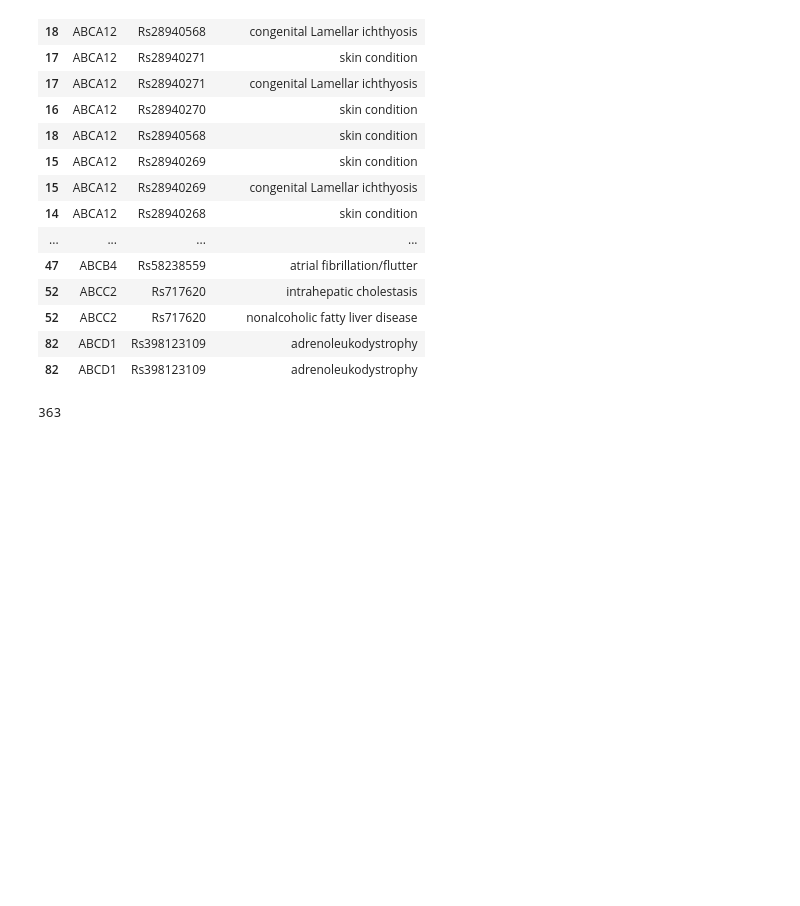
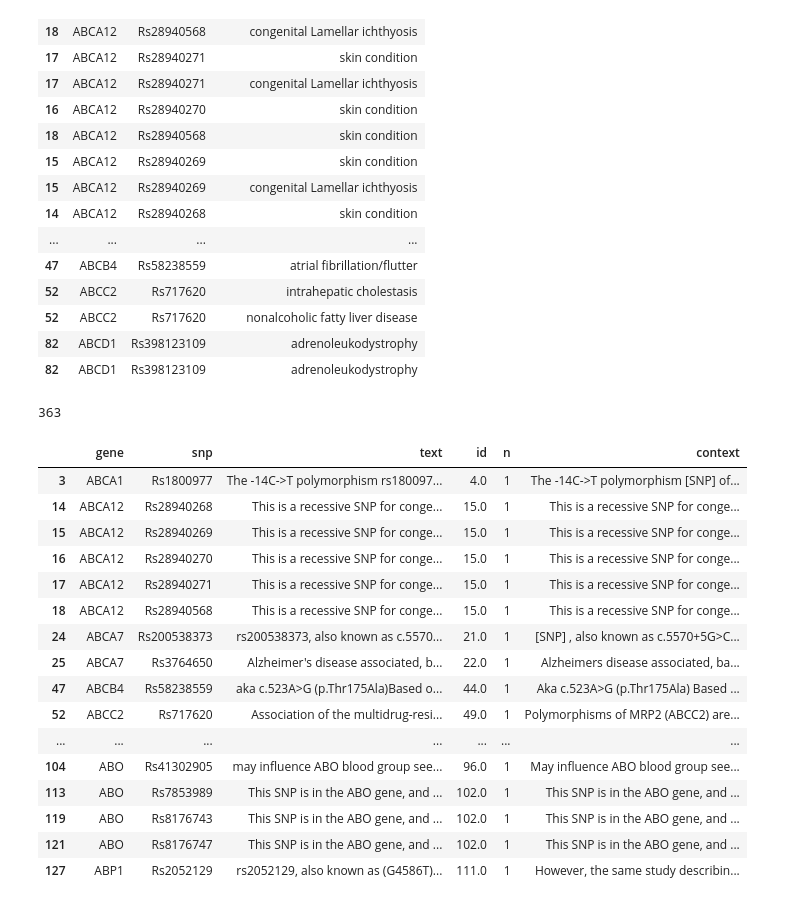
Before and after one commit to irbraun/snpedia-nlp, a Jupyter notebook: scripts/parsing_survey_results.ipynb, the cells around one changed output. Drawn from its saved outputs; the diff is of its cells as text; code cells hidden in the pictures; blank space fills up the shorter version.

```diff
--- a/scripts/parsing_survey_results.ipynb
+++ b/scripts/parsing_survey_results.ipynb
@@ -168,3 +171,32 @@ print(Counter(df["idx_match"].values))
 # %% [output]
 Counter({True: 1564, False: 8})
 Counter({True: 1468, False: 104})
+# %%
+# Preparing a dataset of context sentences that include the highlighted text snippets.
+def get_contexts(i, snippet, text):
+    sentences = sent_tokenize(text)
+    sentences_with_snippet = [s for s in sentences if snippet in s]
+
+    # Some additional processing to clean up the context sentences. Can insert more steps here if needed.
+    snp_pattern = re.compile(r"rs[0-9]+")
+    whitespace_pattern = re.compile(r"\s+")
+    whitespace_before_period_pattern = re.compile(r"\s+[\.\;]")
+    whitespace_before_comma_pattern = re.compile(r"\s+[\.\;]")
+    sentences_with_snippet = [snp_pattern.sub(r" [SNP] ", s) for s in sentences_with_snippet]
+    sentences_with_snippet = [s.replace("("," (") for s in sentences_with_snippet]
+    sentences_with_snippet = [s.replace(")",") ") for s in sentences_with_snippet]
+    sentences_with_snippet = [whitespace_pattern.sub(r" ", s) for s in sentences_with_snippet]
+    sentences_with_snippet = [whitespace_before_period_pattern.sub(r".", s) for s in sentences_with_snippet]
+    sentences_with_snippet = [whitespace_before_comma_pattern.sub(r".", s) for s in sentences_with_snippet]
+    sentences_with_snippet = [s.strip() for s in sentences_with_snippet]
+    sentences_with_snippet = ["{}{}".format(s[0].upper(),s[1:]) for s in sentences_with_snippet]
+    add_end_character = lambda x: "{}.".format(x[:len(x)-1]) if (x[len(x)-1]==".") or (x[len(x)-1]==";") else "{}.".format(x)
+    sentences_with_snippet = [add_end_character(s) for s in sentences_with_snippet]
+    sentences_with_snippet = [s.replace('"', '') for s in sentences_with_snippet]
+    sentences_with_snippet = [s.replace("'", "") for s in sentences_with_snippet]
+    return((i,sentences_with_snippet))
+
+# Create a mapping between text IDs and lists of the context sentences that relevant snippets were found in.
+obj = df.apply(lambda row: get_contexts(row.id, row.snippet, unique_text_id_to_text[row.id]), axis=1)
+id_to_context_sentences = dict(obj.values)
+id_to_context_sentences
@@ -281,3 +330,34 @@ modified_df.head(20)
 len(modified_df["gene"].unique())
 # %% [output]
 363
+# %%
+# Create a version of the dataset with mapping genes and SNPs to context sentences.
+subset_df = original_df.copy(deep=True)[original_df["id"].isin(id_to_context_sentences.keys())]
+subset_df["n"] = subset_df["id"].map(lambda x: len(id_to_context_sentences[x]))
+sentences = flatten([id_to_context_sentences[i] for i in subset_df["id"].values])
+
+# Extend the dataframe to duplicate each row n times where n is the number of text hilight results from the surveys.
+modified_df = subset_df.reindex(np.repeat(subset_df.index.values, subset_df["n"]), method="ffill")
+
+# Make sure that the extension occured as expected based on the number of text snippets, and add them as a new column.
+assert len(modified_df) == len(sentences)
+modified_df["context"] = sentences
+modified_df.head(20)
+# %% [output]
+|  | gene | snp | text | id | n | context |
+| 3 | ABCA1 | Rs1800977 | The -14C->T polymorphism rs180097... | 4.0 | 1 | The -14C->T polymorphism [SNP] of... |
+| 14 | ABCA12 | Rs28940268 | This is a recessive SNP for conge... | 15.0 | 1 | This is a recessive SNP for conge... |
+| 15 | ABCA12 | Rs28940269 | This is a recessive SNP for conge... | 15.0 | 1 | This is a recessive SNP for conge... |
+| 16 | ABCA12 | Rs28940270 | This is a recessive SNP for conge... | 15.0 | 1 | This is a recessive SNP for conge... |
+| 17 | ABCA12 | Rs28940271 | This is a recessive SNP for conge... | 15.0 | 1 | This is a recessive SNP for conge... |
+| 18 | ABCA12 | Rs28940568 | This is a recessive SNP for conge... | 15.0 | 1 | This is a recessive SNP for conge... |
+| 24 | ABCA7 | Rs200538373 | rs200538373, also known as c.5570... | 21.0 | 1 | [SNP] , also known as c.5570+5G>C... |
+| 25 | ABCA7 | Rs3764650 | Alzheimer's disease associated, b... | 22.0 | 1 | Alzheimers disease associated, ba... |
+| 47 | ABCB4 | Rs58238559 | aka c.523A>G (p.Thr175Ala)Based o... | 44.0 | 1 | Aka c.523A>G (p.Thr175Ala) Based ... |
+| 52 | ABCC2 | Rs717620 | Association of the multidrug-resi... | 49.0 | 1 | Polymorphisms of MRP2 (ABCC2) are... |
+| ... | ... | ... | ... | ... | ... | ... |
+| 104 | ABO | Rs41302905 | may influence ABO blood group see... | 96.0 | 1 | May influence ABO blood group see... |
+| 113 | ABO | Rs7853989 | This SNP is in the ABO gene, and ... | 102.0 | 1 | This SNP is in the ABO gene, and ... |
+| 119 | ABO | Rs8176743 | This SNP is in the ABO gene, and ... | 102.0 | 1 | This SNP is in the ABO gene, and ... |
+| 121 | ABO | Rs8176747 | This SNP is in the ABO gene, and ... | 102.0 | 1 | This SNP is in the ABO gene, and ... |
+| 127 | ABP1 | Rs2052129 | rs2052129, also known as (G4586T)... | 111.0 | 1 | However, the same study describin... |
```
Also changed, not shown: parts of 7 cells of this notebook, 11 other files.
